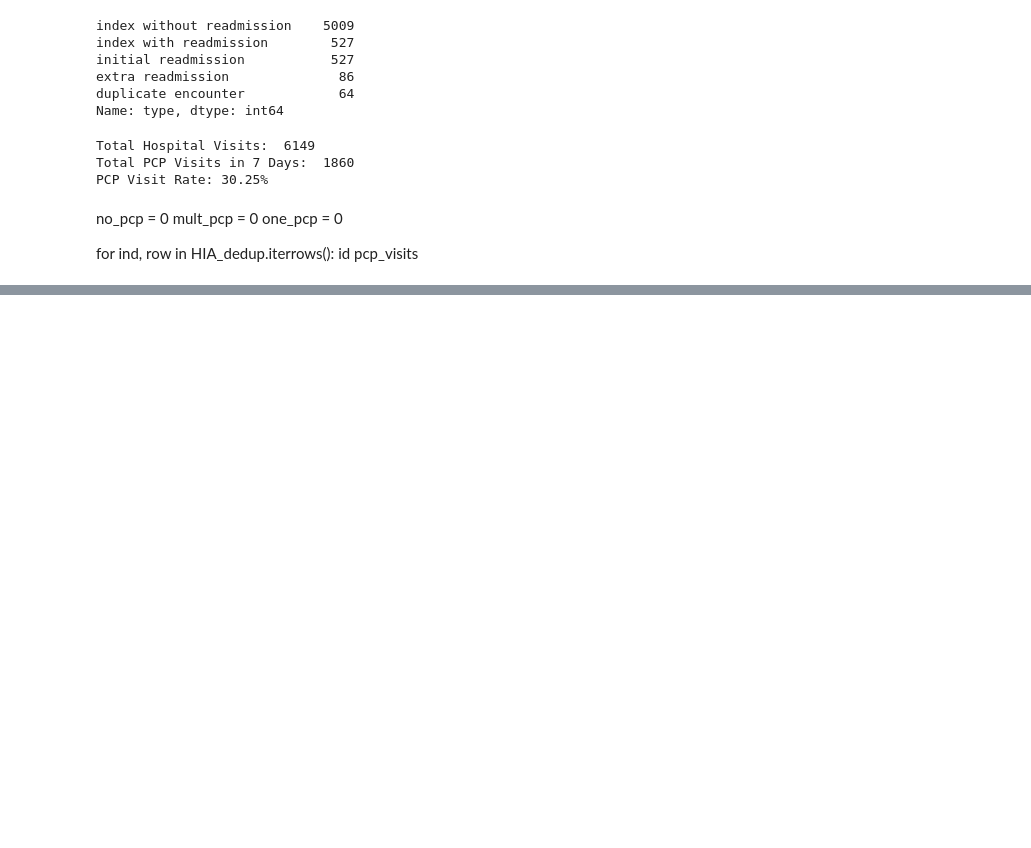
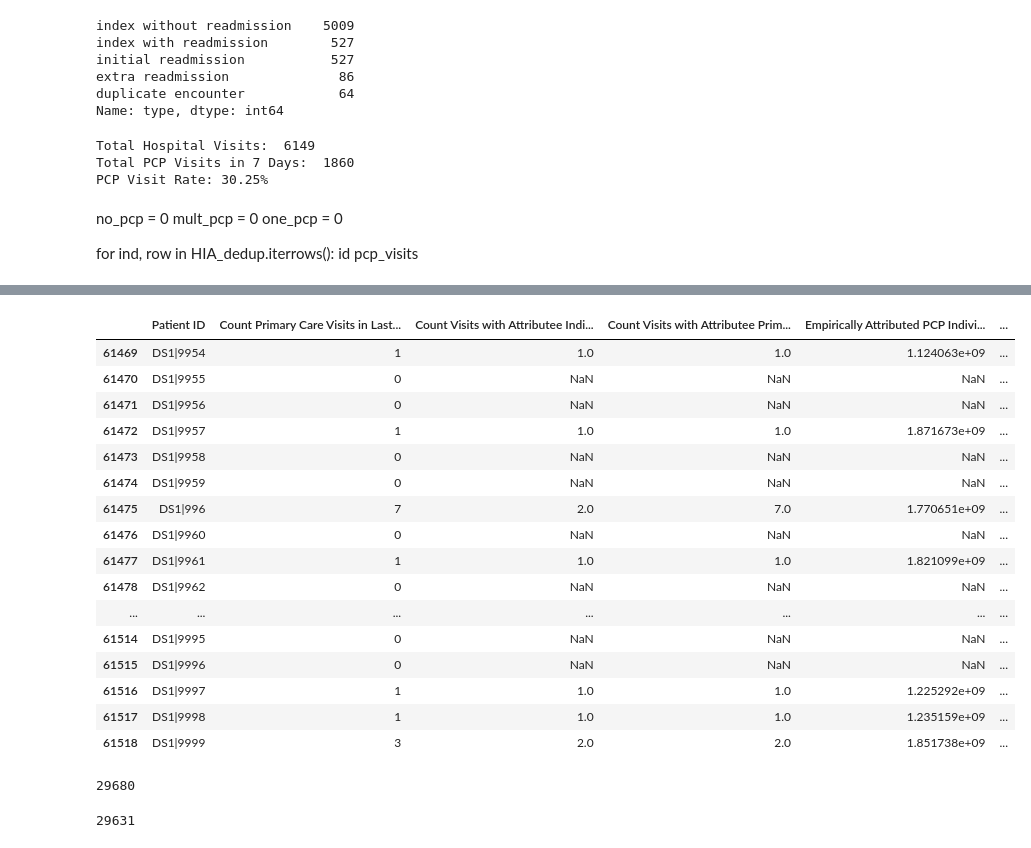
Before and after one commit to simon-mack/hospital_readmission_analysis, a Jupyter notebook: Ursa Health Care.ipynb, the cells around one changed output, grey strips where cells are left out. Saved outputs shown, nothing was run; the diff lists cells and outputs as text; code cells hidden in the pictures; blank space fills up the shorter version.

```diff
--- a/Ursa Health Care.ipynb
+++ b/Ursa Health Care.ipynb
@@ -303,0 +426,28 @@ response.json()
+# %%
+gcm.tail(50)
+# %% [output]
+|  | Patient ID | Count Primary Care Visits in Last... | Count Visits with Attributee Indi... | Count Visits with Attributee Prim... | Empirically Attributed PCP Indivi... | ... |
+| 61469 | DS1|9954 | 1 | 1.0 | 1.0 | 1.124063e+09 | ... |
+| 61470 | DS1|9955 | 0 | NaN | NaN | NaN | ... |
+| 61471 | DS1|9956 | 0 | NaN | NaN | NaN | ... |
+| 61472 | DS1|9957 | 1 | 1.0 | 1.0 | 1.871673e+09 | ... |
+| 61473 | DS1|9958 | 0 | NaN | NaN | NaN | ... |
+| 61474 | DS1|9959 | 0 | NaN | NaN | NaN | ... |
+| 61475 | DS1|996 | 7 | 2.0 | 7.0 | 1.770651e+09 | ... |
+| 61476 | DS1|9960 | 0 | NaN | NaN | NaN | ... |
+| 61477 | DS1|9961 | 1 | 1.0 | 1.0 | 1.821099e+09 | ... |
+| 61478 | DS1|9962 | 0 | NaN | NaN | NaN | ... |
+| ... | ... | ... | ... | ... | ... | ... |
+| 61514 | DS1|9995 | 0 | NaN | NaN | NaN | ... |
+| 61515 | DS1|9996 | 0 | NaN | NaN | NaN | ... |
+| 61516 | DS1|9997 | 1 | 1.0 | 1.0 | 1.225292e+09 | ... |
+| 61517 | DS1|9998 | 1 | 1.0 | 1.0 | 1.235159e+09 | ... |
+| 61518 | DS1|9999 | 3 | 2.0 | 2.0 | 1.851738e+09 | ... |
+# %%
+gcm["Empirically Attributed PCP Individual Provider NPI"].isna().sum()
+# %% [output]
+29680
+# %%
+gcm["Empirically Attributed PCP Group Provider NPI"].isna().sum()
+# %% [output]
+29631
```
Also changed, not shown: parts of 12 cells of this notebook.
